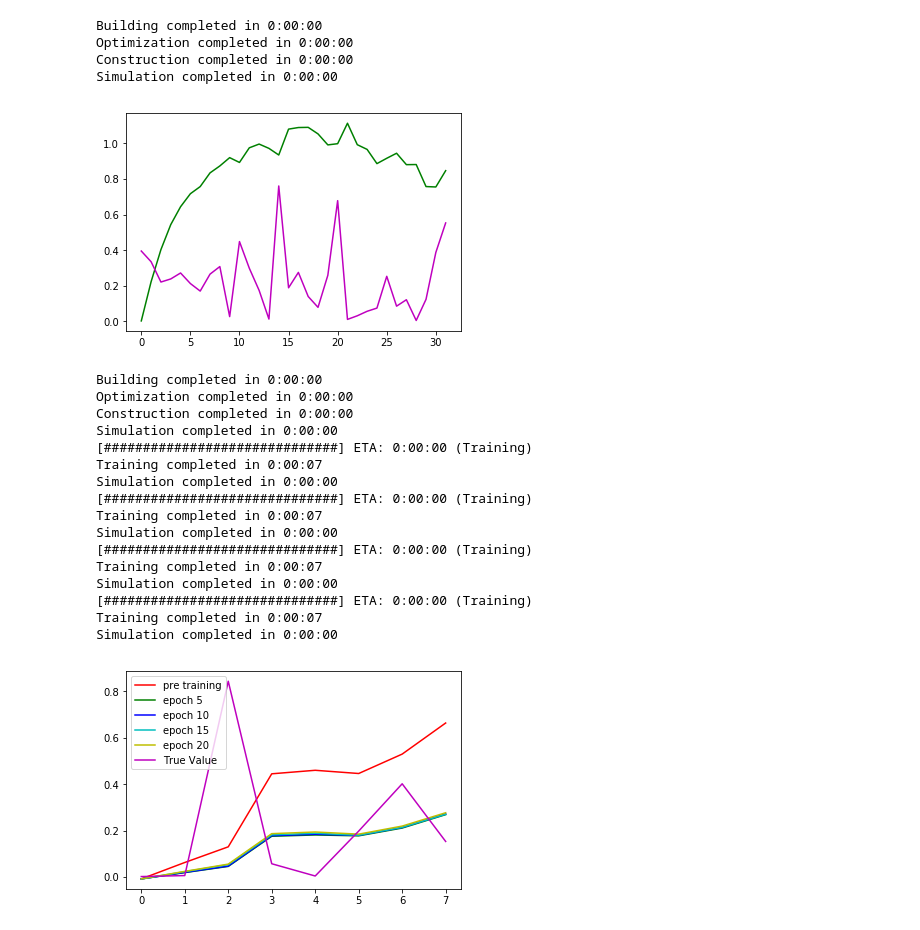
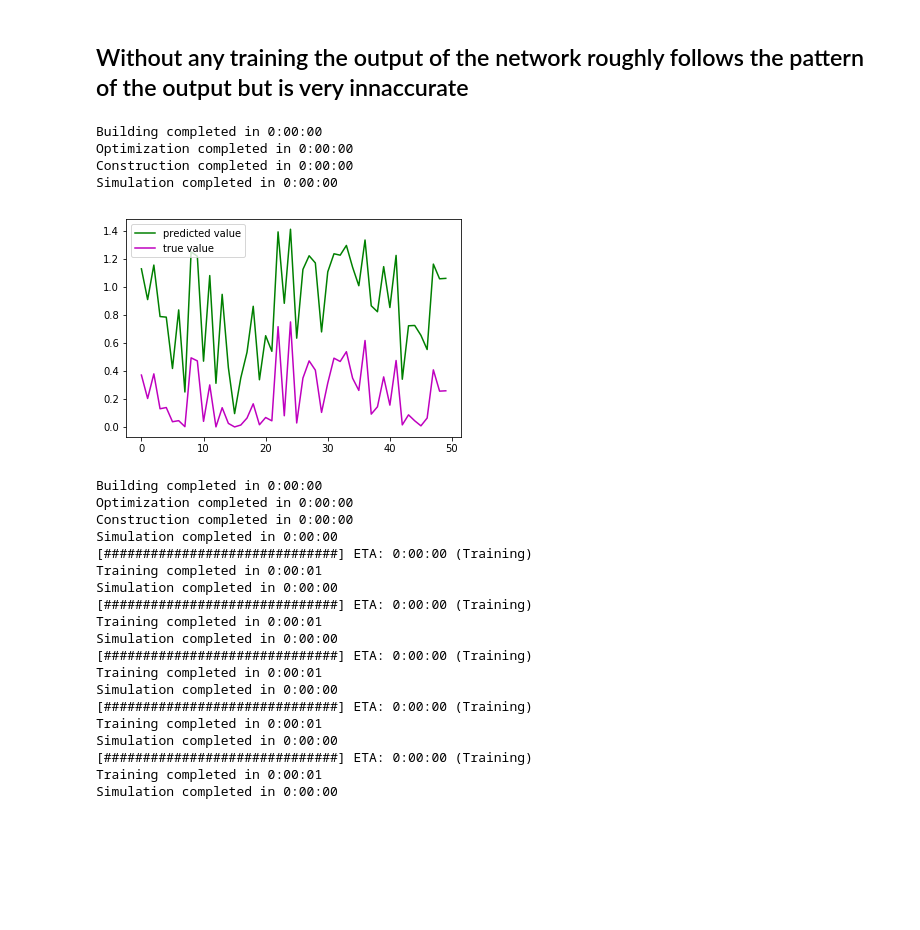
Before and after one commit to nengo/nengo-dl, a Jupyter notebook: examples/MultiplyTogether.ipynb, the cells around one changed output. Drawn from its saved outputs; the diff is of its cells as text; code cells hidden in the pictures; blank space fills up the shorter version.

```diff
--- a/examples/MultiplyTogether.ipynb
+++ b/examples/MultiplyTogether.ipynb
@@ -12,38 +14,48 @@ with nengo.Network() as net:
     i_1 = nengo.Node(output=lambda t: random.random())
     i_2 = nengo.Node(output=lambda t: random.random())
 
-#     a = nengo.Ensemble(100, 1, neuron_type=nengo.RectifiedLinear())
-#     b = nengo.Ensemble(100, 1, neuron_type=nengo.RectifiedLinear())
-#     nengo.Connection(i_1, a)
-#     nengo.Connection(i_2, b)
+    net.config[nengo.Ensemble].neuron_type = nengo.RectifiedLinear()
+    net.config[nengo.Ensemble].gain = nengo.dists.Choice([1])
+    net.config[nengo.Ensemble].bias = nengo.dists.Uniform(-1, 1)
+    net.config[nengo.Connection].synapse = None
 
-#     c = nengo.Ensemble(220, 2, neuron_type=nengo.RectifiedLinear())
-#     nengo.Connection(a, c[0])
-#     nengo.Connection(b, c[1])
+    a = nengo.Ensemble(100, 1, neuron_type=nengo.RectifiedLinear())
+    b = nengo.Ensemble(100, 1, neuron_type=nengo.RectifiedLinear())
+    nengo.Connection(i_1, a)
+    nengo.Connection(i_2, b)
+
+    c = nengo.Ensemble(220, 2, neuron_type=nengo.RectifiedLinear())
+    nengo.Connection(a, c[0])
+    nengo.Connection(b, c[1])
 
     d = nengo.Ensemble(100, 1, neuron_type=nengo.RectifiedLinear())
-    nengo.Connection(i_1, d)
-    nengo.Connection(i_2, d)
+    nengo.Connection(c[0], d)
+    nengo.Connection(c[1], d)
 
     i_1_probe = nengo.Probe(i_1)
     i_2_probe = nengo.Probe(i_2)
     output_probe = nengo.Probe(d)
 # %%
-n_steps = 8
+n_steps = 50
 minibatch_size = 100
+# %% [markdown]
+## Without any training the output of the network roughly follows the pattern of the output but is very innaccurate
 # %%
+
 # Showing the output of the model pre training
 with nengo_dl.Simulator(net) as sim:
     # run the simulation for 25 steps
-    sim.run_steps(32)
+    sim.run_steps(n_steps)
     true_value = np.multiply(sim.data[i_1_probe], sim.data[i_2_probe])
-    plt.plot(sim.data[output_probe], 'g',true_value, 'm')
+    plt.plot(sim.data[output_probe], 'g', label='predicted value')
+    plt.plot(true_value, 'm', label='true value')
+    plt.legend()
 # %% [output]
 Building completed in 0:00:00
 Optimization completed in 0:00:00
 Construction completed in 0:00:00
 Simulation completed in 0:00:00
-[figure, old version]
+[figure, new version]
 # %%
 # Showing the trained version
 with nengo_dl.Simulator(net, step_blocks=n_steps, minibatch_size=minibatch_size, device="/cpu:0") as sim:
@@ -56,40 +68,33 @@ with nengo_dl.Simulator(net, step_blocks=n_steps, minibatch_size=minibatch_size,
     sim.run_steps(n_steps, input_feeds={i_1:test_feed_1, i_2:test_feed_2})
     outputs.append((sim.data[output_probe][0].flatten()))
     # running through 20 rounds of training, then testing
-    for i in range(0, 4):
+    for i in range(0, 5):
         i_1_input_feed = np.random.uniform(0, 1, size=(1000, n_steps, 1))
         i_2_input_feed = np.random.uniform(0, 1, size=(1000, n_steps, 1))
         output_feed = np.multiply(i_2_input_feed, i_1_input_feed)
         sim.train({i_1:i_1_input_feed, i_2:i_2_input_feed},
                   {output_probe: output_feed},
-                 tf.train.MomentumOptimizer(5e-2, 0.9), n_epochs=5)
+                 tf.train.MomentumOptimizer(5e-3, 0.9), n_epochs=1)
         sim.soft_reset(include_probes=True)
         sim.run_steps(n_steps, input_feeds={i_1:test_feed_1, i_2:test_feed_2})
         outputs.append((sim.data[output_probe][0].flatten()))
-
-
-    plt.plot(outputs[0], 'r', label='pre training')
-    plt.plot(outputs[1], 'g', label='epoch 5')
-    plt.plot(outputs[2], 'b', label='epoch 10')
-    plt.plot(outputs[3], 'c', label='epoch 15')
-    plt.plot(outputs[4], 'y', label='epoch 20')
-    plt.plot(test_output[0].flatten(), 'm', label='True Value')
-    plt.legend()
 # %% [output]
 Building completed in 0:00:00
 Optimization completed in 0:00:00
 Construction completed in 0:00:00
 Simulation completed in 0:00:00
 [##############################] ETA: 0:00:00 (Training)
-Training completed in 0:00:07
+Training completed in 0:00:01
 Simulation completed in 0:00:00
 [##############################] ETA: 0:00:00 (Training)
-Training completed in 0:00:07
+Training completed in 0:00:01
 Simulation completed in 0:00:00
 [##############################] ETA: 0:00:00 (Training)
-Training completed in 0:00:07
+Training completed in 0:00:01
 Simulation completed in 0:00:00
 [##############################] ETA: 0:00:00 (Training)
-Training completed in 0:00:07
+Training completed in 0:00:01
 Simulation completed in 0:00:00
+[##############################] ETA: 0:00:00 (Training)
+Training completed in 0:00:01
+Simulation completed in 0:00:00
-[figure, removed]
```
Also changed, not shown: parts of 5 cells of this notebook, 1 other file.
